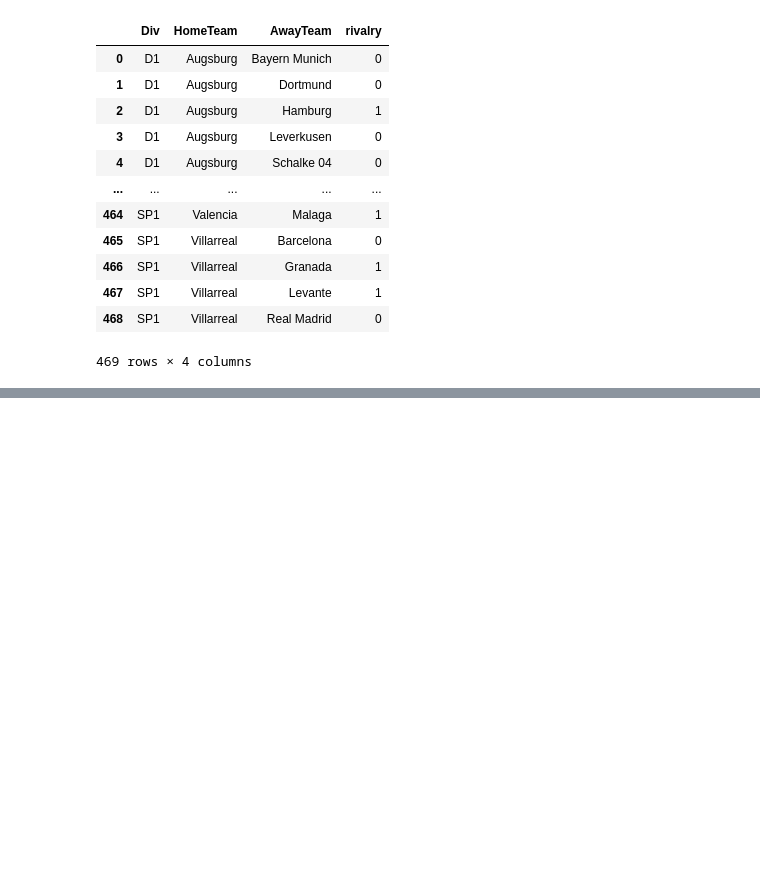
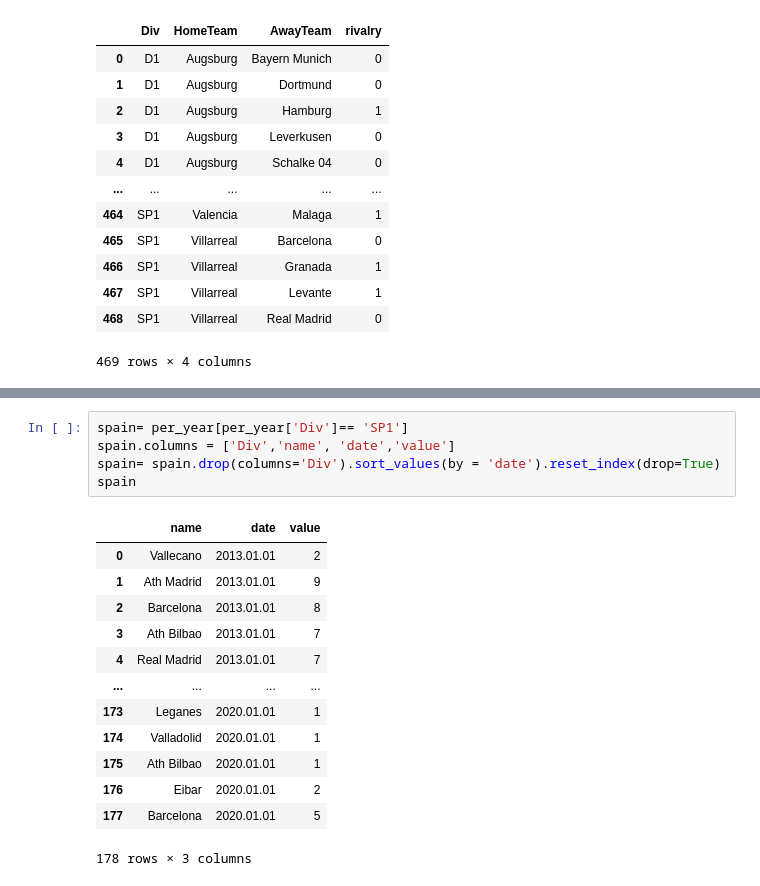
Before and after one commit to com-480-data-visualization/com-480-project-coviz-19, a Jupyter notebook: notebooks/Exploratory/betting.ipynb, the cells around one changed output, grey strips where cells are left out. Saved outputs shown, nothing was run; the diff lists cells and outputs as text; blank space fills up the shorter version.

```diff
--- a/notebooks/Exploratory/betting.ipynb
+++ b/notebooks/Exploratory/betting.ipynb
@@ -198,0 +232,19 @@ rivalries
+# %%
+spain= per_year[per_year['Div']== 'SP1']
+spain.columns = ['Div','name', 'date','value']
+spain= spain.drop(columns='Div').sort_values(by = 'date').reset_index(drop=True)
+spain
+# %% [output]
+|  | name | date | value |
+| 0 | Vallecano | 2013.01.01 | 2 |
+| 1 | Ath Madrid | 2013.01.01 | 9 |
+| 2 | Barcelona | 2013.01.01 | 8 |
+| 3 | Ath Bilbao | 2013.01.01 | 7 |
+| 4 | Real Madrid | 2013.01.01 | 7 |
+| ... | ... | ... | ... |
+| 173 | Leganes | 2020.01.01 | 1 |
+| 174 | Valladolid | 2020.01.01 | 1 |
+| 175 | Ath Bilbao | 2020.01.01 | 1 |
+| 176 | Eibar | 2020.01.01 | 2 |
+| 177 | Barcelona | 2020.01.01 | 5 |
+178 rows × 3 columns
```
Also changed, not shown: parts of 6 cells of this notebook, 6 other files.
